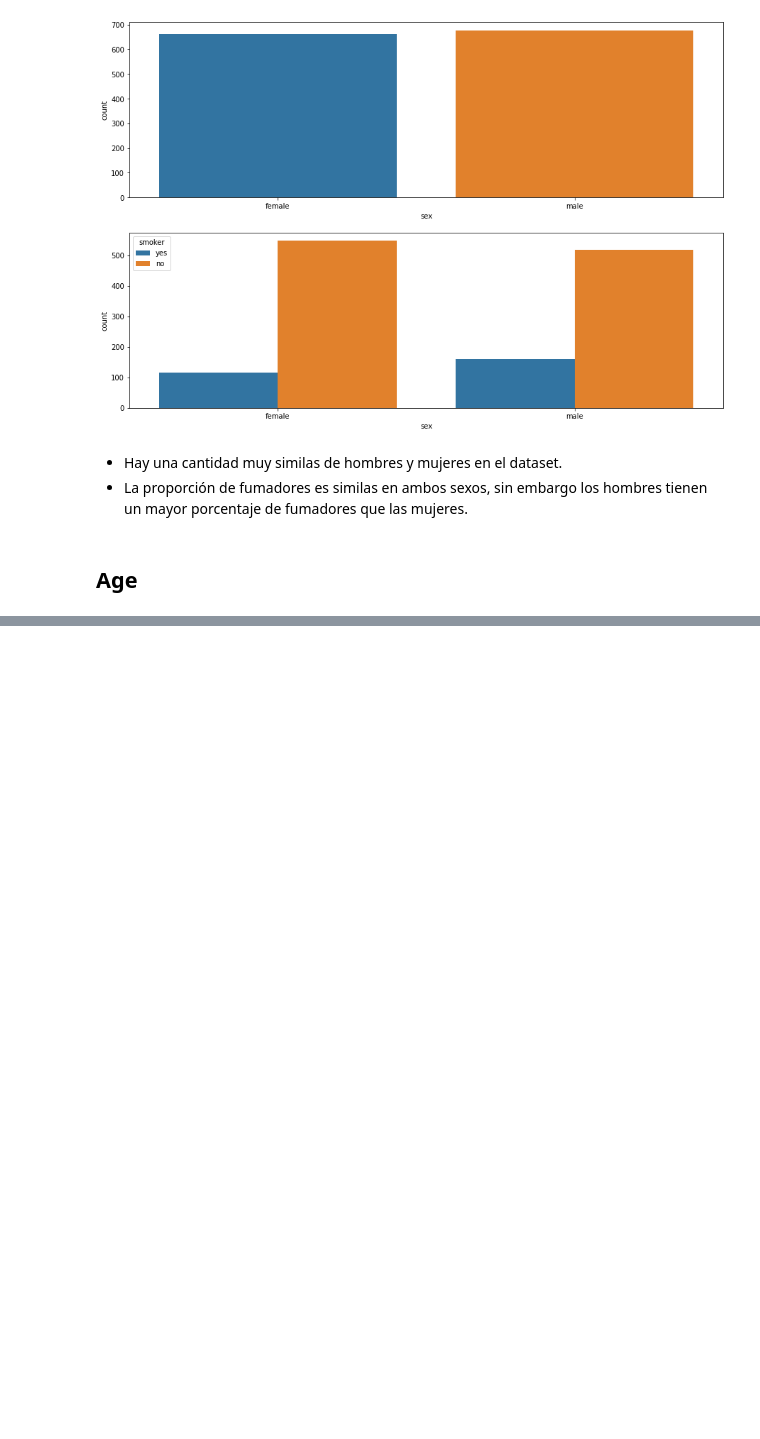
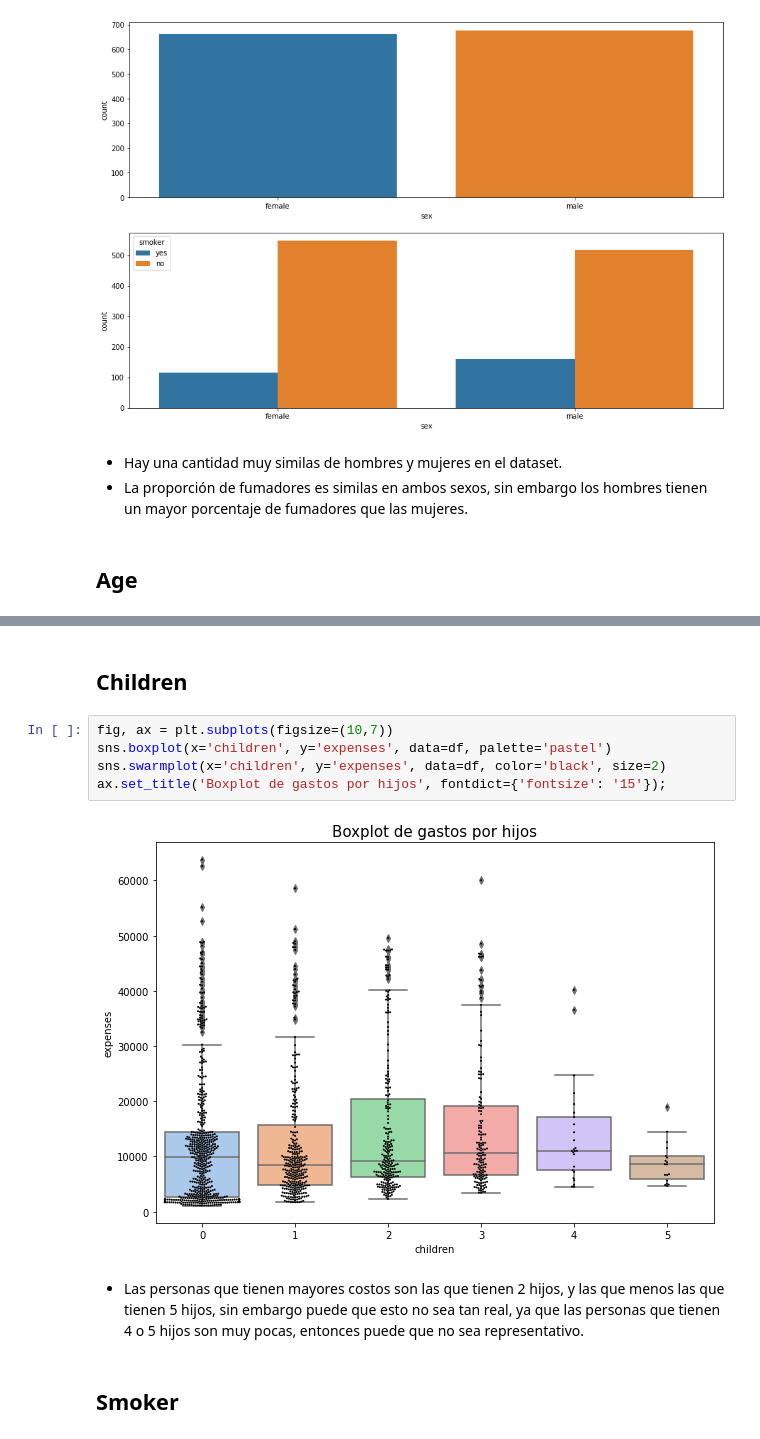
Before and after one commit to Gab0Jorq/insurance, a Jupyter notebook: insurance.ipynb, the cells around one changed output, grey strips where cells are left out. Saved outputs shown, nothing was run; the diff lists cells and outputs as text; blank space fills up the shorter version.

```diff
--- a/insurance.ipynb
+++ b/insurance.ipynb
@@ -162,0 +202,13 @@ fig, ax = plt.subplots(2,2, figsize =(15,10))
+# %% [markdown]
+## Children
+# %%
+fig, ax = plt.subplots(figsize=(10,7))
+sns.boxplot(x='children', y='expenses', data=df, palette='pastel')
+sns.swarmplot(x='children', y='expenses', data=df, color='black', size=2)
+ax.set_title('Boxplot de gastos por hijos', fontdict={'fontsize': '15'});
+# %% [output]
+[figure, added]
+# %% [markdown]
+* Las personas que tienen mayores costos son las que tienen 2 hijos, y las que menos las que tienen 5 hijos, sin embargo puede que esto no sea tan real, ya que las personas que tienen 4 o 5 hijos son muy pocas, entonces puede que no sea representativo.
+# %% [markdown]
+## Smoker
```
Also changed, not shown: parts of 7 cells of this notebook.
